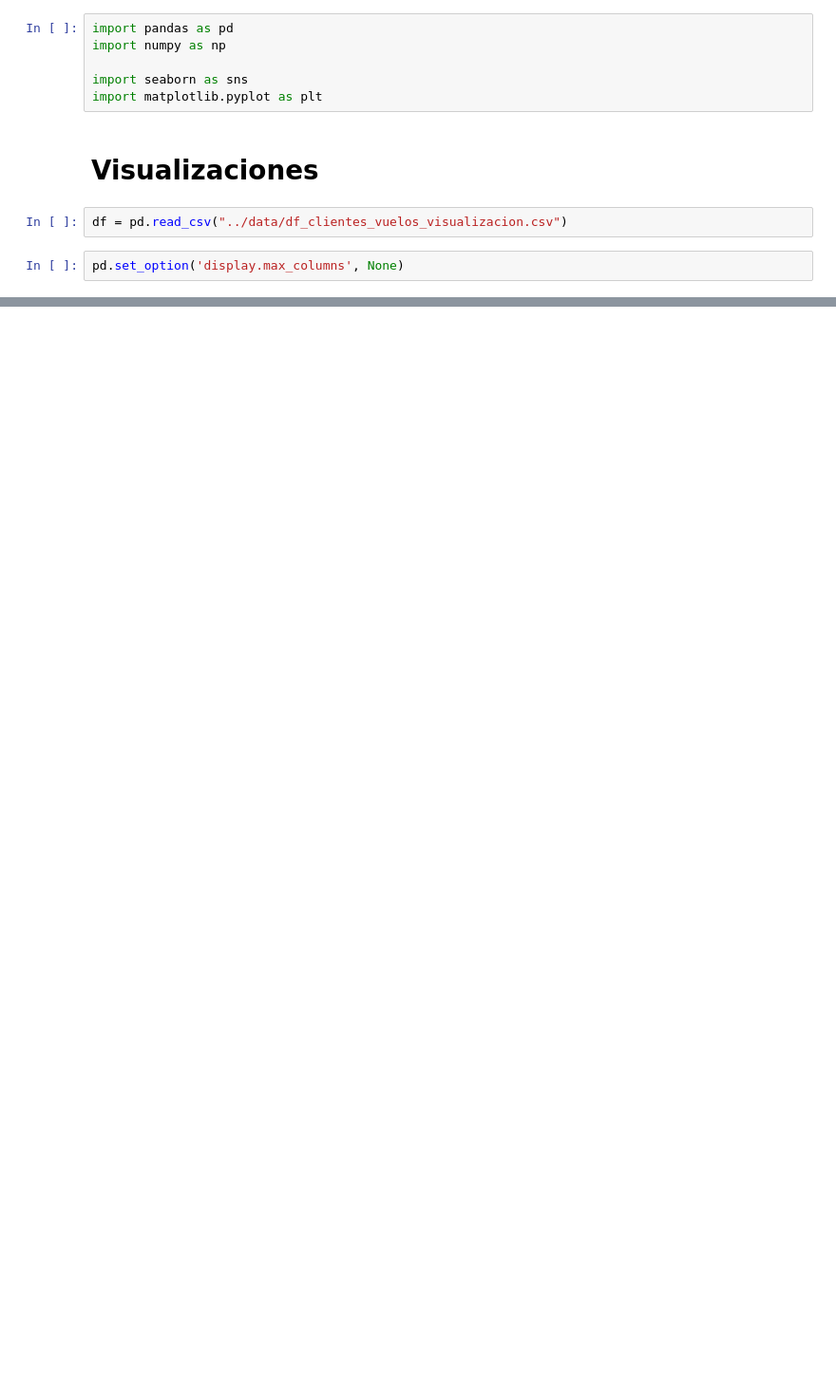
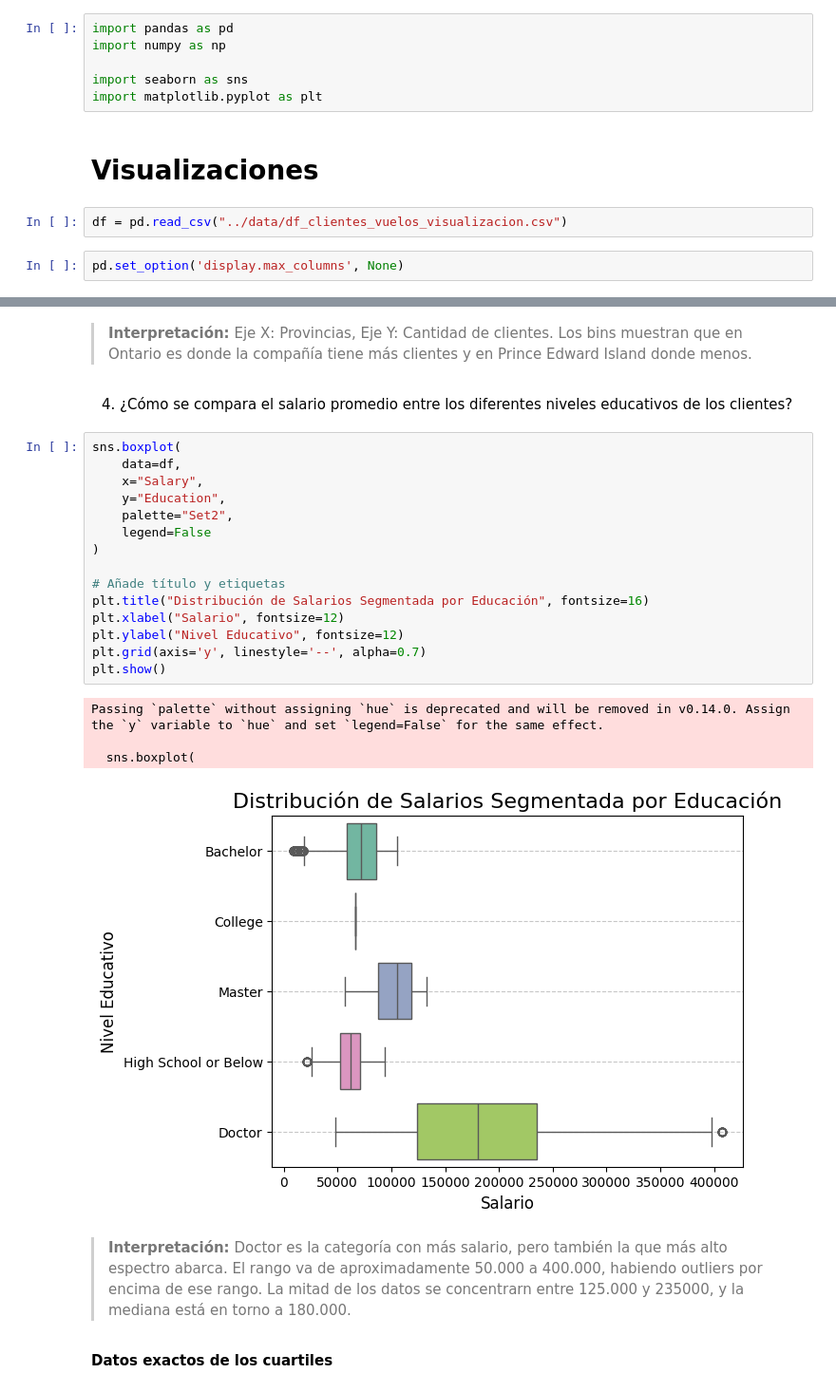
Before and after one commit to Adalab/bda-modulo-3-evaluacion-final-elenapavonfernandez-ui, a Jupyter notebook: notebooks/02_visualizacion.ipynb, the cells around one changed output, grey strips where cells are left out. Shown at 95% size. Drawn from its saved outputs; the diff is of its cells as text; blank space fills up the shorter version.

```diff
--- a/notebooks/02_visualizacion.ipynb
+++ b/notebooks/02_visualizacion.ipynb
@@ -21,0 +117,28 @@ df.head()
+# %% [markdown]
+> **Interpretación:** Eje X: Provincias, Eje Y: Cantidad de clientes. Los bins muestran que en Ontario es donde la compañía tiene más clientes y en Prince Edward Island donde menos.
+# %% [markdown]
+4. ¿Cómo se compara el salario promedio entre los diferentes niveles educativos de los clientes?
+# %%
+sns.boxplot(
+    data=df,
+    x="Salary",
+    y="Education",
+    palette="Set2",
+    legend=False
+)
+
+# Añade título y etiquetas
+plt.title("Distribución de Salarios Segmentada por Educación", fontsize=16)
+plt.xlabel("Salario", fontsize=12)
+plt.ylabel("Nivel Educativo", fontsize=12)
+plt.grid(axis='y', linestyle='--', alpha=0.7)
+plt.show()
+# %% [output]
+Passing `palette` without assigning `hue` is deprecated and will be removed in v0.14.0. Assign the `y` variable to `hue` and set `legend=False` for the same effect.
+
+  sns.boxplot(
+[figure, added]
+# %% [markdown]
+> **Interpretación:** Doctor es la categoría con más salario, pero también la que más alto espectro abarca. El rango va de aproximadamente 50.000 a 400.000, habiendo outliers por encima de ese rango. La mitad de los datos se concentrarn entre 125.000 y 235000, y la mediana está en torno a 180.000.
+# %% [markdown]
+**Datos exactos de los cuartiles**
```
Also changed, not shown: parts of 15 cells of this notebook, 12 other files.
